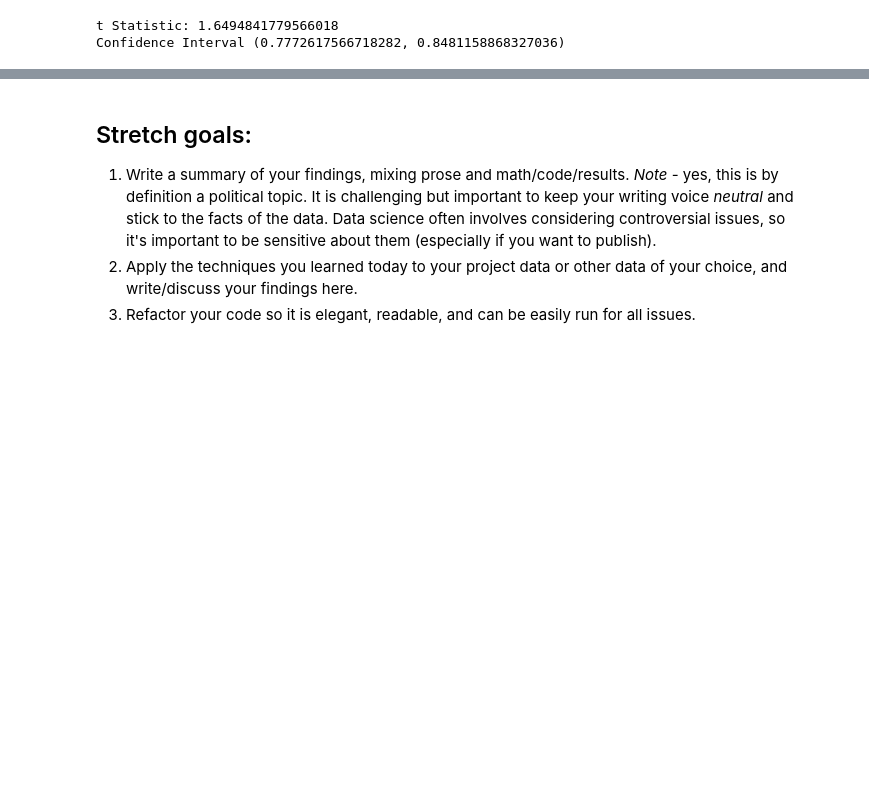
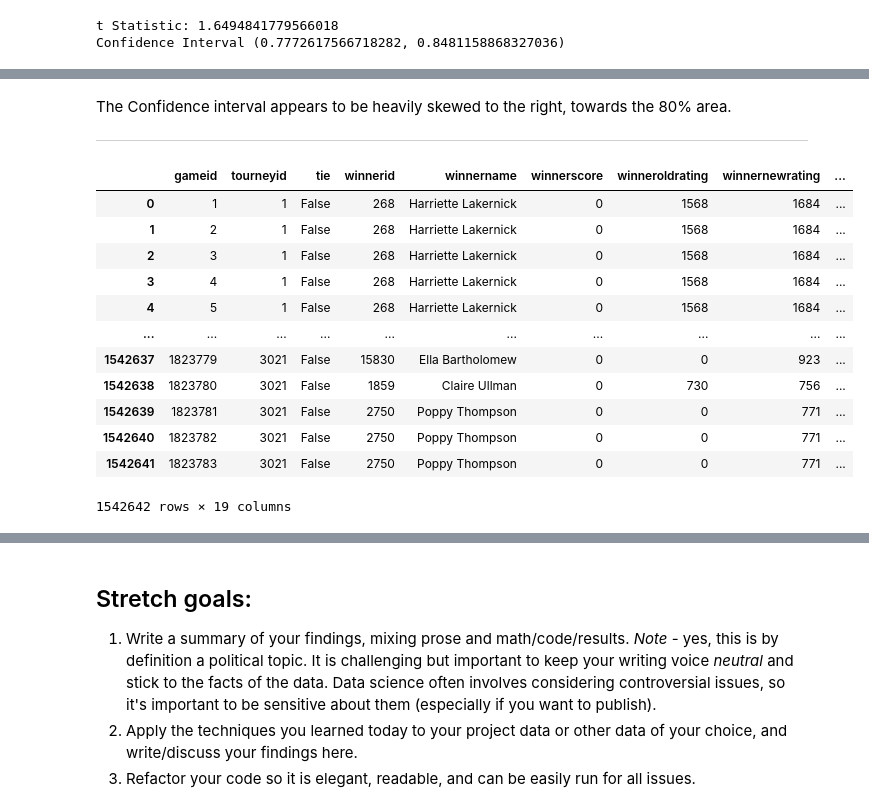
Before and after one commit to juliensky/DS-Unit-1-Sprint-2-Statistics, a Jupyter notebook: DS12_122_Sampling_Confidence_Intervals_and_Hypothesis_Testing_Assignment.ipynb, the cells around one changed output, grey strips where cells are left out. Drawn from its saved outputs; the diff is of its cells as text; code cells hidden in the pictures; blank space fills up the shorter version.

```diff
--- a/DS12_122_Sampling_Confidence_Intervals_and_Hypothesis_Testing_Assignment.ipynb
+++ b/DS12_122_Sampling_Confidence_Intervals_and_Hypothesis_Testing_Assignment.ipynb
@@ -198,0 +179,4 @@ df.head()
+# %% [markdown]
+The Confidence interval appears to be heavily skewed to the right, towards the 80% area.
+
+---
@@ -198,0 +186,16 @@ df.head()
+# %%
+df2
+# %% [output]
+|  | gameid | tourneyid | tie | winnerid | winnername | winnerscore | winneroldrating | winnernewrating | ... |
+| 0 | 1 | 1 | False | 268 | Harriette Lakernick | 0 | 1568 | 1684 | ... |
+| 1 | 2 | 1 | False | 268 | Harriette Lakernick | 0 | 1568 | 1684 | ... |
+| 2 | 3 | 1 | False | 268 | Harriette Lakernick | 0 | 1568 | 1684 | ... |
+| 3 | 4 | 1 | False | 268 | Harriette Lakernick | 0 | 1568 | 1684 | ... |
+| 4 | 5 | 1 | False | 268 | Harriette Lakernick | 0 | 1568 | 1684 | ... |
+| ... | ... | ... | ... | ... | ... | ... | ... | ... | ... |
+| 1542637 | 1823779 | 3021 | False | 15830 | Ella Bartholomew | 0 | 0 | 923 | ... |
+| 1542638 | 1823780 | 3021 | False | 1859 | Claire Ullman | 0 | 730 | 756 | ... |
+| 1542639 | 1823781 | 3021 | False | 2750 | Poppy Thompson | 0 | 0 | 771 | ... |
+| 1542640 | 1823782 | 3021 | False | 2750 | Poppy Thompson | 0 | 0 | 771 | ... |
+| 1542641 | 1823783 | 3021 | False | 2750 | Poppy Thompson | 0 | 0 | 771 | ... |
+1542642 rows × 19 columns
```
Also changed, not shown: parts of 12 cells of this notebook.
